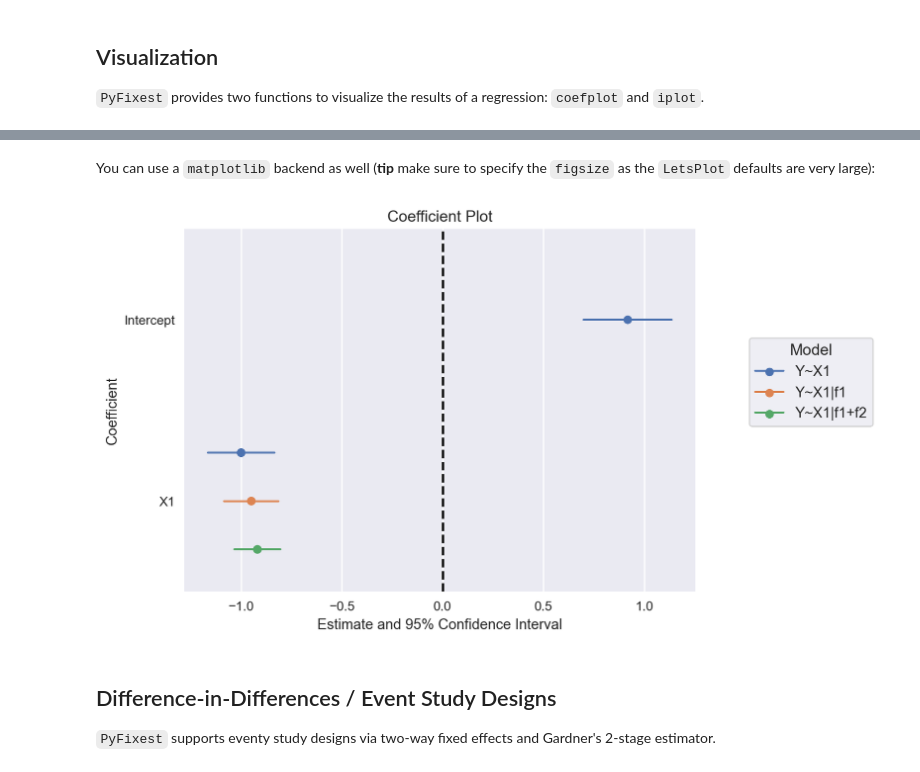
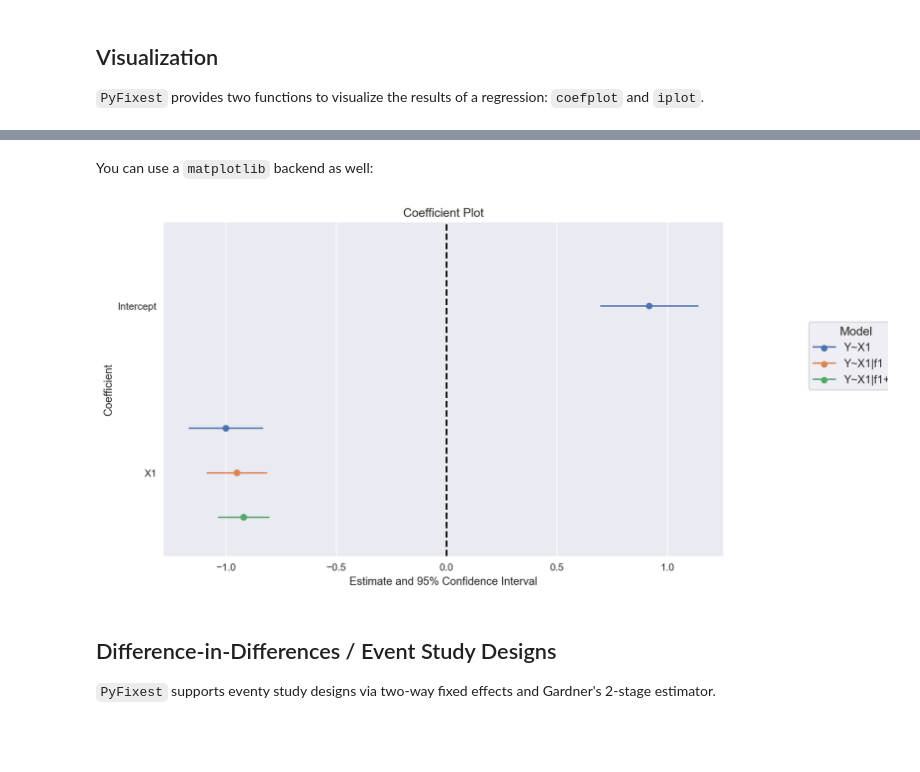
Before and after one commit to py-econometrics/pyfixest, a Jupyter notebook: docs/quickstart.ipynb, the cells around one changed output, grey strips where cells are left out. Drawn from its saved outputs; the diff is of its cells as text; code cells hidden in the pictures; blank space fills up the shorter version.

Commit message:
remove figsize comment from quickstart

```diff
--- a/docs/quickstart.ipynb
+++ b/docs/quickstart.ipynb
@@ -581,11 +581,11 @@ multi_fit.coefplot().show()
 # %% [output]
 [interactive output not drawn]
 # %% [markdown]
-You can use a `matplotlib` backend as well (**tip** make sure to specify the `figsize` as the `LetsPlot` defaults are very large):
+You can use a `matplotlib` backend as well:
 # %%
-multi_fit.coefplot(plot_backend="matplotlib", figsize=(7, 5))
+multi_fit.coefplot(plot_backend="matplotlib")
 # %% [output]
-[figure, old version]
+[figure, new version]
 # %% [markdown]
 ## Difference-in-Differences / Event Study Designs
 
```
Also changed, not shown: parts of 2 cells of this notebook.
